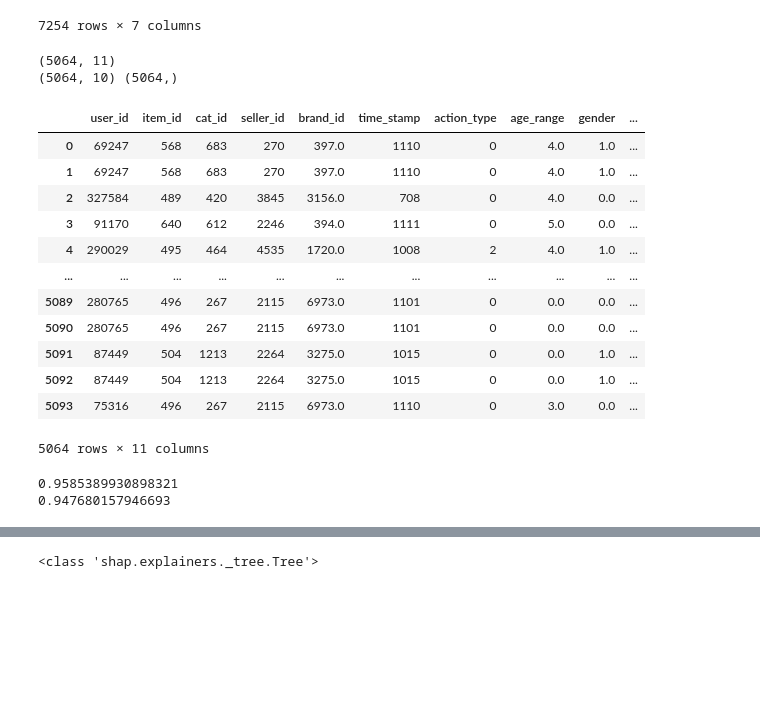
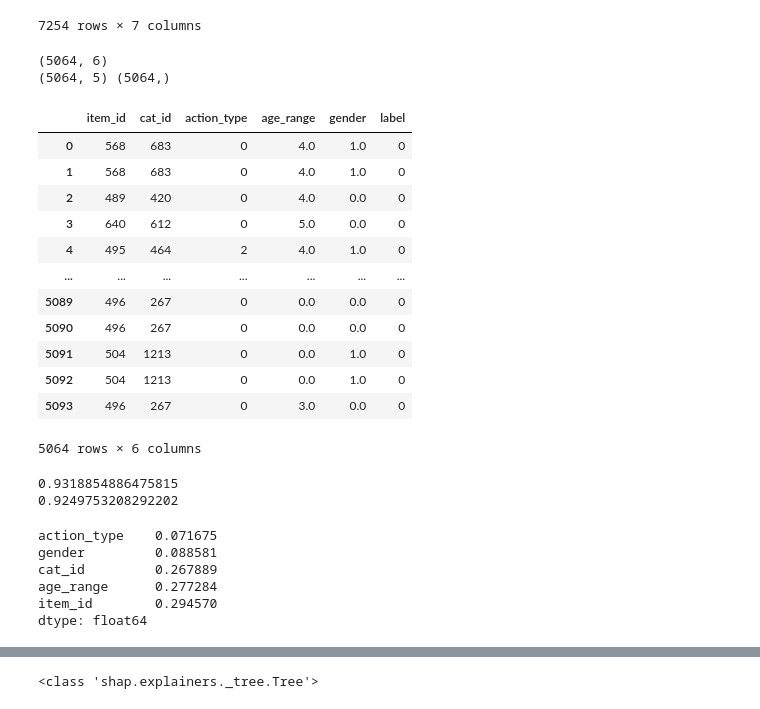
Before and after one commit to satyam04sharma/CECS550_FinalProject, a Jupyter notebook: pca_test.ipynb, the cells around one changed output, grey strips where cells are left out. Cells and saved outputs as stored; diff of their text form; code cells hidden in the pictures; blank space fills up the shorter version.

```diff
--- a/pca_test.ipynb
+++ b/pca_test.ipynb
@@ -40,29 +40,38 @@ df.sort_values('item_id')
 # %%
 expanded = pd.merge(pd.merge(df, df1, on='user_id'), df2, on='user_id')
 # Remove rows with any nulls
 expanded = expanded[expanded.notnull().all(axis=1)]
+
+# We actually want to get rid of a few columns in order to generalize a bit better.
+# For starters, we expect many new users to come here, so it makes no sense on training on them.
+# We also expect items to come and go, but because we're worrying about only a specific, known subset of items, we leave them.
+# Categories can stay because they're almost always fixed
+# Sellers, merchants, and brands should also go. They are volatile just like users.
+# Timestamps should be binned, but we drop them for now.
+expanded = expanded.drop(columns=['user_id', 'seller_id', 'brand_id', 'time_stamp', 'merchant_id'])
+
 print(expanded.shape)
 X = expanded.drop(columns=['label'])
 y = expanded['label']
 print(X.shape, y.shape)
 X_train, X_test, y_train, y_test = train_test_split(X, y, test_size=0.2, random_state=1)
 expanded
 # %% [output]
-(5064, 11)
-(5064, 10) (5064,)
+(5064, 6)
+(5064, 5) (5064,)
-|  | user_id | item_id | cat_id | seller_id | brand_id | time_stamp | action_type | age_range | gender | ... |
-| 0 | 69247 | 568 | 683 | 270 | 397.0 | 1110 | 0 | 4.0 | 1.0 | ... |
-| 1 | 69247 | 568 | 683 | 270 | 397.0 | 1110 | 0 | 4.0 | 1.0 | ... |
-| 2 | 327584 | 489 | 420 | 3845 | 3156.0 | 708 | 0 | 4.0 | 0.0 | ... |
-| 3 | 91170 | 640 | 612 | 2246 | 394.0 | 1111 | 0 | 5.0 | 0.0 | ... |
-| 4 | 290029 | 495 | 464 | 4535 | 1720.0 | 1008 | 2 | 4.0 | 1.0 | ... |
-| ... | ... | ... | ... | ... | ... | ... | ... | ... | ... | ... |
-| 5089 | 280765 | 496 | 267 | 2115 | 6973.0 | 1101 | 0 | 0.0 | 0.0 | ... |
-| 5090 | 280765 | 496 | 267 | 2115 | 6973.0 | 1101 | 0 | 0.0 | 0.0 | ... |
-| 5091 | 87449 | 504 | 1213 | 2264 | 3275.0 | 1015 | 0 | 0.0 | 1.0 | ... |
-| 5092 | 87449 | 504 | 1213 | 2264 | 3275.0 | 1015 | 0 | 0.0 | 1.0 | ... |
-| 5093 | 75316 | 496 | 267 | 2115 | 6973.0 | 1110 | 0 | 3.0 | 0.0 | ... |
+|  | item_id | cat_id | action_type | age_range | gender | label |
+| 0 | 568 | 683 | 0 | 4.0 | 1.0 | 0 |
+| 1 | 568 | 683 | 0 | 4.0 | 1.0 | 0 |
+| 2 | 489 | 420 | 0 | 4.0 | 0.0 | 0 |
+| 3 | 640 | 612 | 0 | 5.0 | 0.0 | 0 |
+| 4 | 495 | 464 | 2 | 4.0 | 1.0 | 0 |
+| ... | ... | ... | ... | ... | ... | ... |
+| 5089 | 496 | 267 | 0 | 0.0 | 0.0 | 0 |
+| 5090 | 496 | 267 | 0 | 0.0 | 0.0 | 0 |
+| 5091 | 504 | 1213 | 0 | 0.0 | 1.0 | 0 |
+| 5092 | 504 | 1213 | 0 | 0.0 | 1.0 | 0 |
+| 5093 | 496 | 267 | 0 | 3.0 | 0.0 | 0 |
-5064 rows × 11 columns
+5064 rows × 6 columns
 # %%
 # Let's see what works the best right out of the box
 # We focus on RandomTreeClassifier and kNN for Shapley analysis
@@ -71,7 +80,16 @@ print(forest.score(X_test, y_test))
 knn = KNeighborsClassifier(n_neighbors=3).fit(X_train, y_train)
 print(knn.score(X_test, y_test))
 # %% [output]
-0.9585389930898321
-0.947680157946693
+0.9318854886475815
+0.9249753208292202
+# %%
+pd.Series(forest.feature_importances_, index=X.columns).sort_values().tail(20)
+# %% [output]
+action_type    0.071675
+gender         0.088581
+cat_id         0.267889
+age_range      0.277284
+item_id        0.294570
+dtype: float64
 # %%
 # And let's test on which one does better when we do one-hot encoding on all the categorical columns.
```
Also changed, not shown: parts of 10 cells of this notebook.
